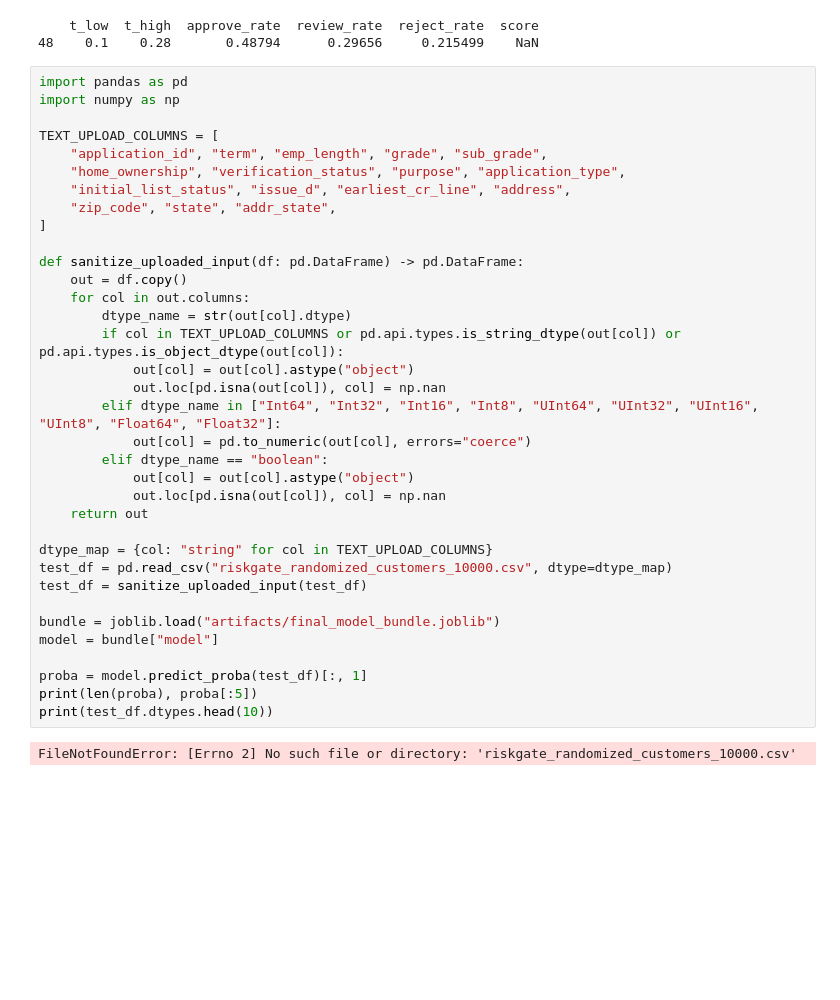
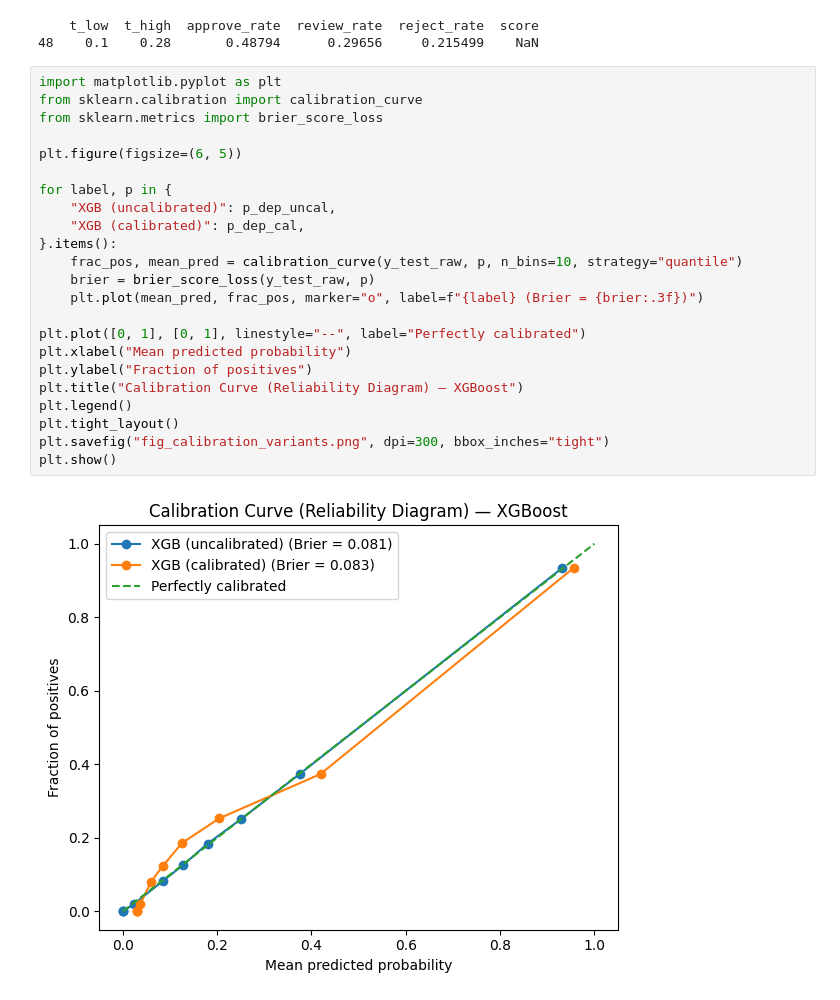
Before and after one commit to shaneqwaszx/riskgate-underwriting-engine, a Jupyter notebook: internal_test.ipynb, the cells around one changed output. Drawn from its saved outputs; the diff is of its cells as text; blank space fills up the shorter version.

Commit message:
Graph update.

```diff
--- a/internal_test.ipynb
+++ b/internal_test.ipynb
@@ -408,40 +408,28 @@ print(rec[["t_low", "t_high", "approve_rate", "review_rate", "reject_rate", "sco
 # %% [output]
     t_low  t_high  approve_rate  review_rate  reject_rate  score
 48    0.1    0.28       0.48794      0.29656     0.215499    NaN
-# %%
-import pandas as pd
-import numpy as np
-
-TEXT_UPLOAD_COLUMNS = [
-    "application_id", "term", "emp_length", "grade", "sub_grade",
-    "home_ownership", "verification_status", "purpose", "application_type",
-    "initial_list_status", "issue_d", "earliest_cr_line", "address",
-    "zip_code", "state", "addr_state",
-]
-
-def sanitize_uploaded_input(df: pd.DataFrame) -> pd.DataFrame:
-    out = df.copy()
-    for col in out.columns:
-        dtype_name = str(out[col].dtype)
-        if col in TEXT_UPLOAD_COLUMNS or pd.api.types.is_string_dtype(out[col]) or pd.api.types.is_object_dtype(out[col]):
-            out[col] = out[col].astype("object")
-            out.loc[pd.isna(out[col]), col] = np.nan
-        elif dtype_name in ["Int64", "Int32", "Int16", "Int8", "UInt64", "UInt32", "UInt16", "UInt8", "Float64", "Float32"]:
-            out[col] = pd.to_numeric(out[col], errors="coerce")
-        elif dtype_name == "boolean":
-            out[col] = out[col].astype("object")
-            out.loc[pd.isna(out[col]), col] = np.nan
-    return out
-
-dtype_map = {col: "string" for col in TEXT_UPLOAD_COLUMNS}
-test_df = pd.read_csv("riskgate_randomized_customers_10000.csv", dtype=dtype_map)
-test_df = sanitize_uploaded_input(test_df)
-
-bundle = joblib.load("artifacts/final_model_bundle.joblib")
-model = bundle["model"]
-
-proba = model.predict_proba(test_df)[:, 1]
-print(len(proba), proba[:5])
-print(test_df.dtypes.head(10))
-# %% [output]
-FileNotFoundError: [Errno 2] No such file or directory: 'riskgate_randomized_customers_10000.csv'
+# %%
+import matplotlib.pyplot as plt
+from sklearn.calibration import calibration_curve
+from sklearn.metrics import brier_score_loss
+
+plt.figure(figsize=(6, 5))
+
+for label, p in {
+    "XGB (uncalibrated)": p_dep_uncal,
+    "XGB (calibrated)": p_dep_cal,
+}.items():
+    frac_pos, mean_pred = calibration_curve(y_test_raw, p, n_bins=10, strategy="quantile")
+    brier = brier_score_loss(y_test_raw, p)
+    plt.plot(mean_pred, frac_pos, marker="o", label=f"{label} (Brier = {brier:.3f})")
+
+plt.plot([0, 1], [0, 1], linestyle="--", label="Perfectly calibrated")
+plt.xlabel("Mean predicted probability")
+plt.ylabel("Fraction of positives")
+plt.title("Calibration Curve (Reliability Diagram) — XGBoost")
+plt.legend()
+plt.tight_layout()
+plt.savefig("fig_calibration_variants.png", dpi=300, bbox_inches="tight")
+plt.show()
+# %% [output]
+[figure, added]
```
Also changed, not shown: parts of 5 cells of this notebook, 1 other file.
